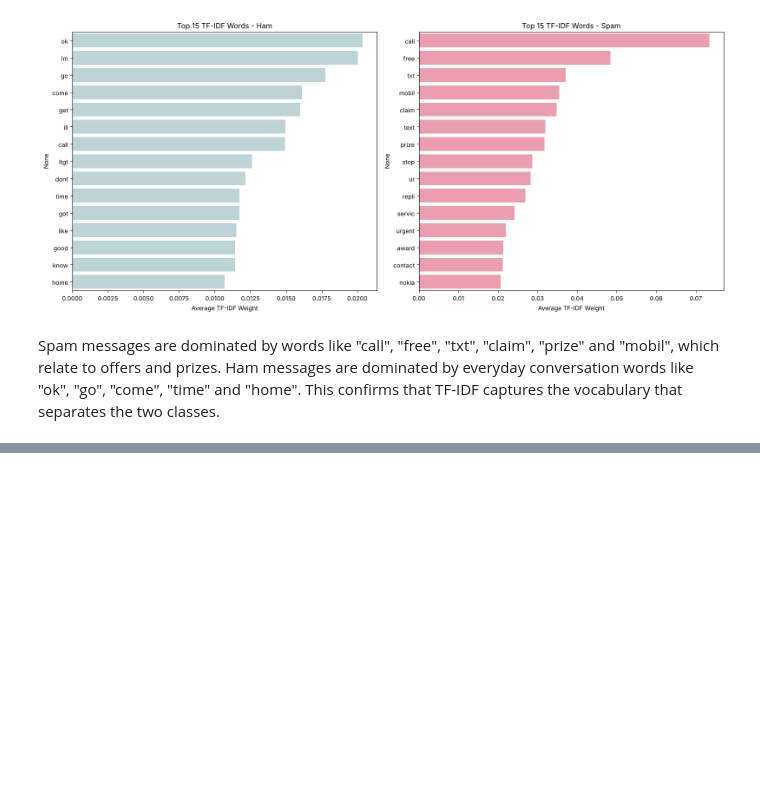
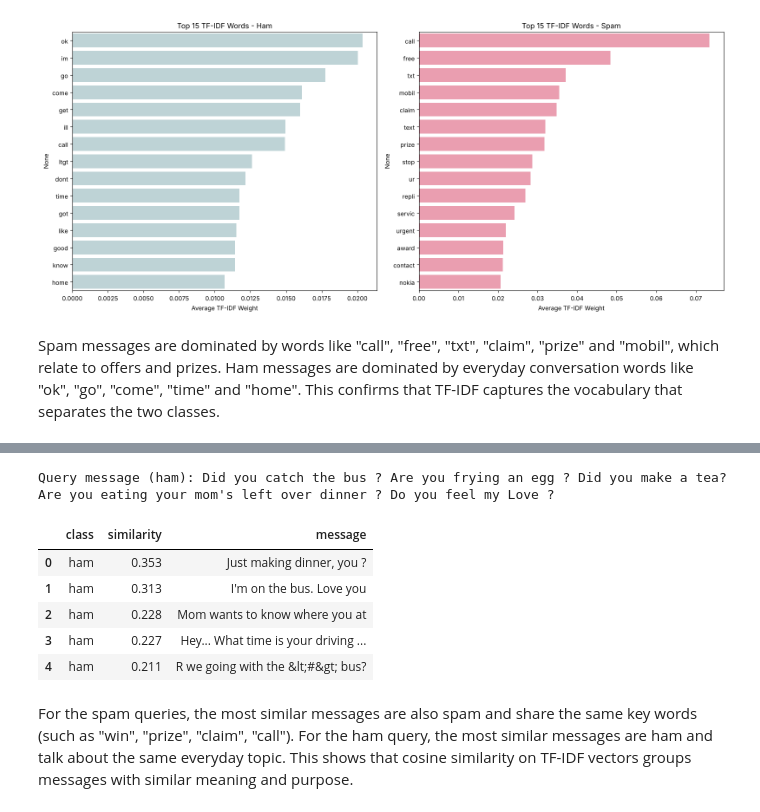
Before and after one commit to LujainAyyash/DS483-Project, a Jupyter notebook: NLP_Code.ipynb, the cells around one changed output, grey strips where cells are left out. Drawn from its saved outputs; the diff is of its cells as text; code cells hidden in the pictures; blank space fills up the shorter version.

```diff
--- a/NLP_Code.ipynb
+++ b/NLP_Code.ipynb
@@ -349,0 +406,15 @@ Spam messages are dominated by words like "call", "free", "txt", "claim", "prize
+# %%
+# example 3: a ham message
+query = df[df['message'].str.contains('dinner', case=False) & (df['class'] == 'ham')].index[0]
+print('Query message (' + df['class'][query] + '):', df['message'][query])
+most_similar(query)
+# %% [output]
+Query message (ham): Did you catch the bus ? Are you frying an egg ? Did you make a tea? Are you eating your mom's left over dinner ? Do you feel my Love ?
+|  | class | similarity | message |
+| 0 | ham | 0.353 | Just making dinner, you ? |
+| 1 | ham | 0.313 | I'm on the bus. Love you |
+| 2 | ham | 0.228 | Mom wants to know where you at |
+| 3 | ham | 0.227 | Hey... What time is your driving ... |
+| 4 | ham | 0.211 | R we going with the &lt;#&gt; bus? |
+# %% [markdown]
+For the spam queries, the most similar messages are also spam and share the same key words (such as "win", "prize", "claim", "call"). For the ham query, the most similar messages are ham and talk about the same everyday topic. This shows that cosine similarity on TF-IDF vectors groups messages with similar meaning and purpose.
```
Also changed, not shown: parts of 5 cells of this notebook.
